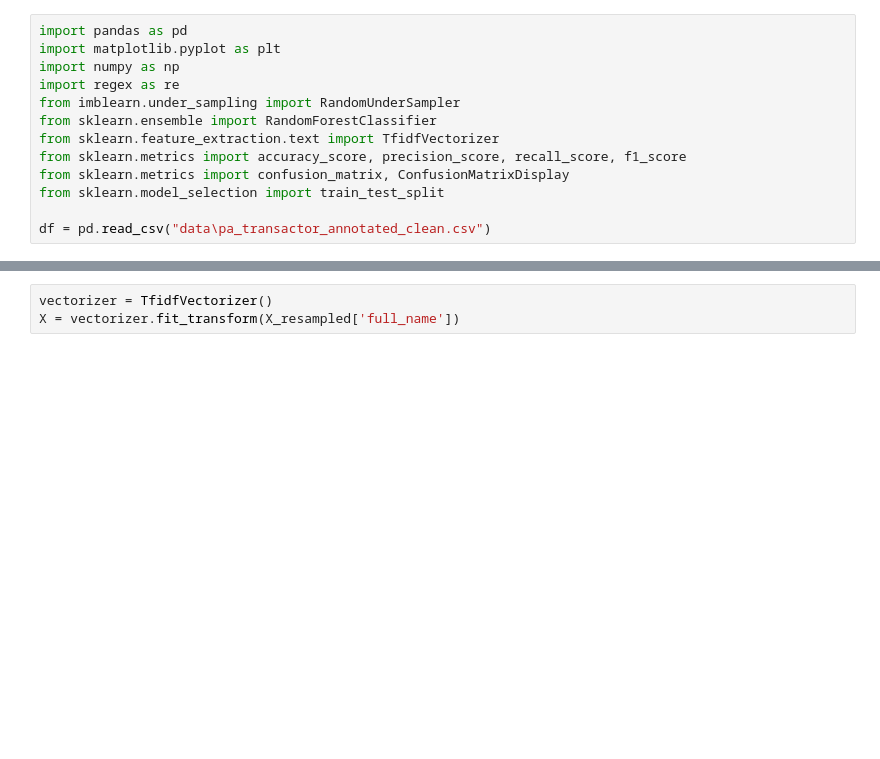
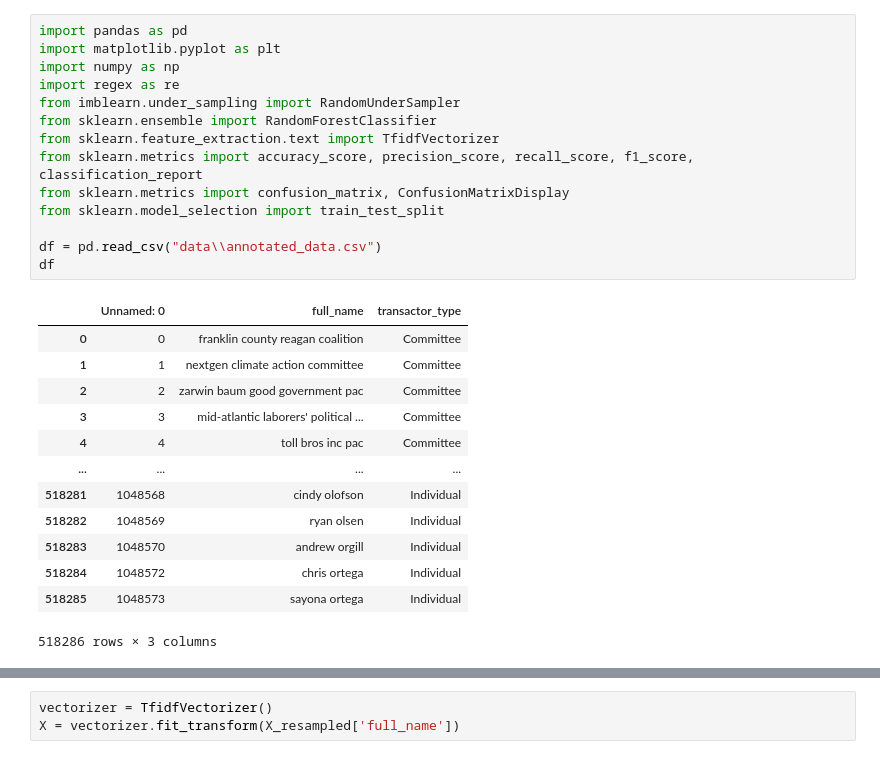
Before and after one commit to satadisha/ner_congressional_records, a Jupyter notebook: RandomForestClassifier-TFIDF.ipynb, the cells around one changed output, grey strips where cells are left out. Drawn from its saved outputs; the diff is of its cells as text; blank space fills up the shorter version.

```diff
--- a/RandomForestClassifier-TFIDF.ipynb
+++ b/RandomForestClassifier-TFIDF.ipynb
@@ -1,16 +1,31 @@
 # %%
 import pandas as pd
 import matplotlib.pyplot as plt
 import numpy as np
 import regex as re
 from imblearn.under_sampling import RandomUnderSampler
 from sklearn.ensemble import RandomForestClassifier
 from sklearn.feature_extraction.text import TfidfVectorizer
-from sklearn.metrics import accuracy_score, precision_score, recall_score, f1_score
+from sklearn.metrics import accuracy_score, precision_score, recall_score, f1_score, classification_report
 from sklearn.metrics import confusion_matrix, ConfusionMatrixDisplay
 from sklearn.model_selection import train_test_split
 
-df = pd.read_csv("data\pa_transactor_annotated_clean.csv")
+df = pd.read_csv("data\\annotated_data.csv")
+df
+# %% [output]
+|  | Unnamed: 0 | full_name | transactor_type |
+| 0 | 0 | franklin county reagan coalition | Committee |
+| 1 | 1 | nextgen climate action committee | Committee |
+| 2 | 2 | zarwin baum good government pac | Committee |
+| 3 | 3 | mid-atlantic laborers' political ... | Committee |
+| 4 | 4 | toll bros inc pac | Committee |
+| ... | ... | ... | ... |
+| 518281 | 1048568 | cindy olofson | Individual |
+| 518282 | 1048569 | ryan olsen | Individual |
+| 518283 | 1048570 | andrew orgill | Individual |
+| 518284 | 1048572 | chris ortega | Individual |
+| 518285 | 1048573 | sayona ortega | Individual |
+518286 rows × 3 columns
 # %%
 # # clean string columns
 # for col in ['transactor_type', 'reported_state', 'party', 'full_name']:
```
Also changed, not shown: parts of 8 cells of this notebook, 5 other files.
